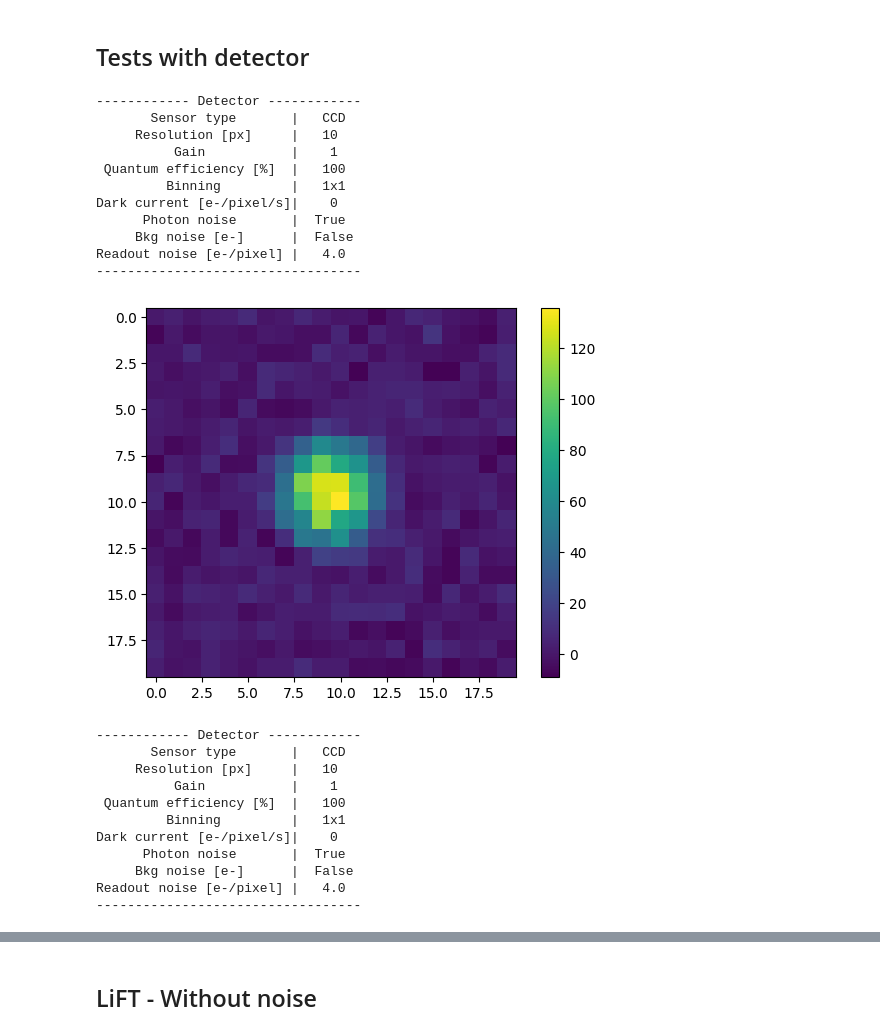
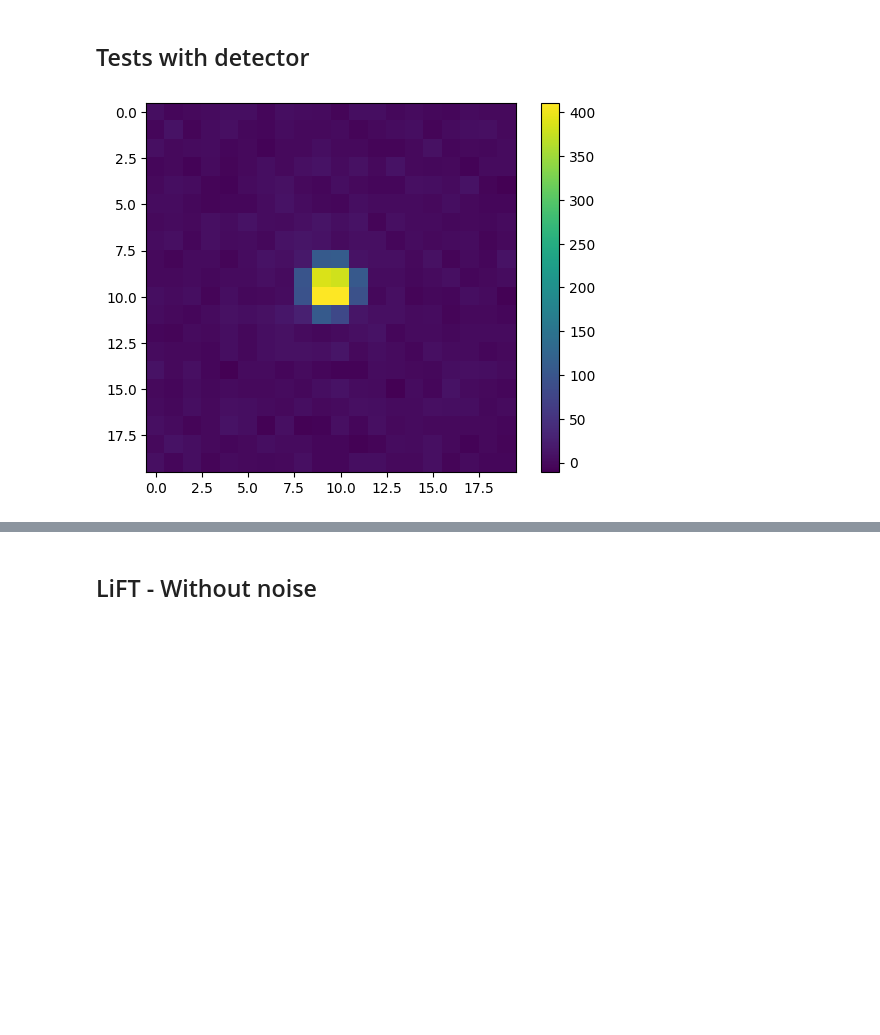
Before and after one commit to cheritier/OOPAO, a Jupyter notebook: tutorials/Tests_with_LiFT_OOPAO.ipynb, the cells around one changed output, grey strips where cells are left out. Drawn from its saved outputs; the diff is of its cells as text; code cells hidden in the pictures; blank space fills up the shorter version.

```diff
--- a/tutorials/Tests_with_LiFT_OOPAO.ipynb
+++ b/tutorials/Tests_with_LiFT_OOPAO.ipynb
@@ -56,44 +75,15 @@ Readout noise [e-/pixel] |   4.0
 # %% [markdown]
 ## Tests with detector
 # %%
-det = Detector(readoutNoise=4,photonNoise=True)
+det.readoutNoise = 4
+det.phtonNoise = True
 
 det.integrationTime=1*tel.samplingTime
 
 src*tel*det
 
 plt.imshow(crop(tel.PSF,20,axis=0))
 plt.colorbar()
 plt.show()
-
-det = Detector(readoutNoise=4,photonNoise=True)
-
-src*tel*det
-
-plt.imshow(crop(tel.PSF,20,axis=0))
-plt.colorbar()
-plt.show()
 # %% [output]
------------- Detector ------------
-       Sensor type       |   CCD
-     Resolution [px]     |   10
-          Gain           |    1
- Quantum efficiency [%]  |   100
-         Binning         |   1x1
-Dark current [e-/pixel/s]|    0
-      Photon noise       |  True
-     Bkg noise [e-]      |  False
-Readout noise [e-/pixel] |   4.0
-----------------------------------
-[figure, old version]
+[figure, new version]
------------- Detector ------------
-       Sensor type       |   CCD
-     Resolution [px]     |   10
-          Gain           |    1
- Quantum efficiency [%]  |   100
-         Binning         |   1x1
-Dark current [e-/pixel/s]|    0
-      Photon noise       |  True
-     Bkg noise [e-]      |  False
-Readout noise [e-/pixel] |   4.0
-----------------------------------
```
Also changed, not shown: parts of 4 cells of this notebook, 2 other files.
